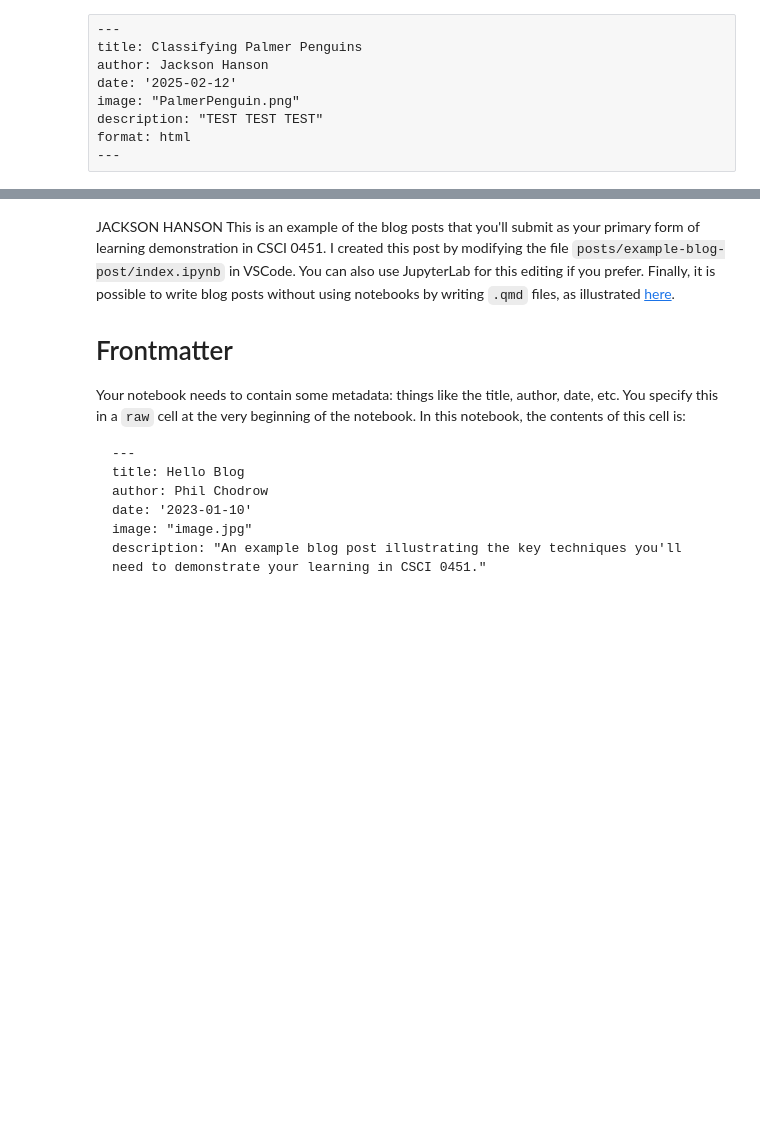
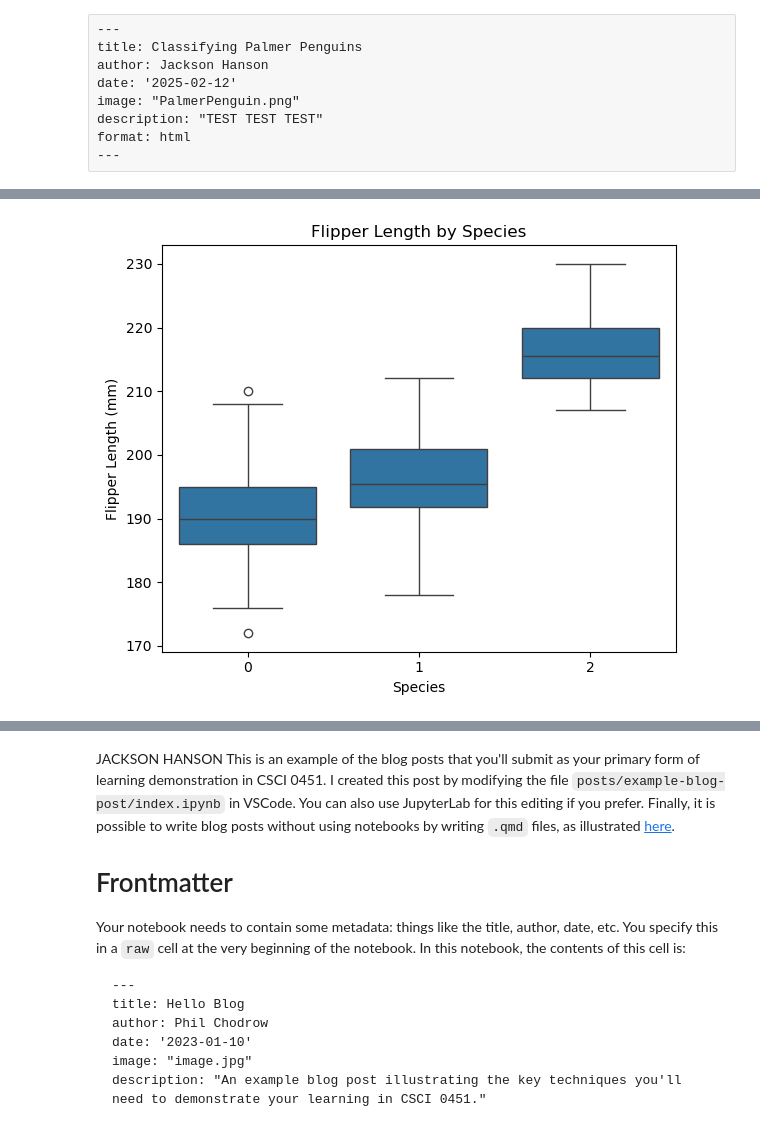
Before and after one commit to jacksonbhanson7/jacksonbhanson7.github.io, a Jupyter notebook: posts/example-blog-post/index.ipynb, the cells around one changed output, grey strips where cells are left out. Cells and saved outputs as stored; diff of their text form; code cells hidden in the pictures; blank space fills up the shorter version.

```diff
--- a/posts/example-blog-post/index.ipynb
+++ b/posts/example-blog-post/index.ipynb
@@ -11,0 +78,9 @@ from source import Perceptron
+# %%
+# Boxplot: Flipper Length Distribution (with hue)
+fig, ax = plt.subplots(figsize=(6, 5))
+sns.boxplot(data=df, x="Species", y="Flipper Length (mm)", ax=ax)
+ax.set(title="Flipper Length by Species", xlabel="Species", ylabel="Flipper Length (mm)")
+plt.tight_layout()
+plt.show()
+# %% [output]
+[figure, added]
```
Also changed, not shown: parts of 9 cells of this notebook, 6 other files.
